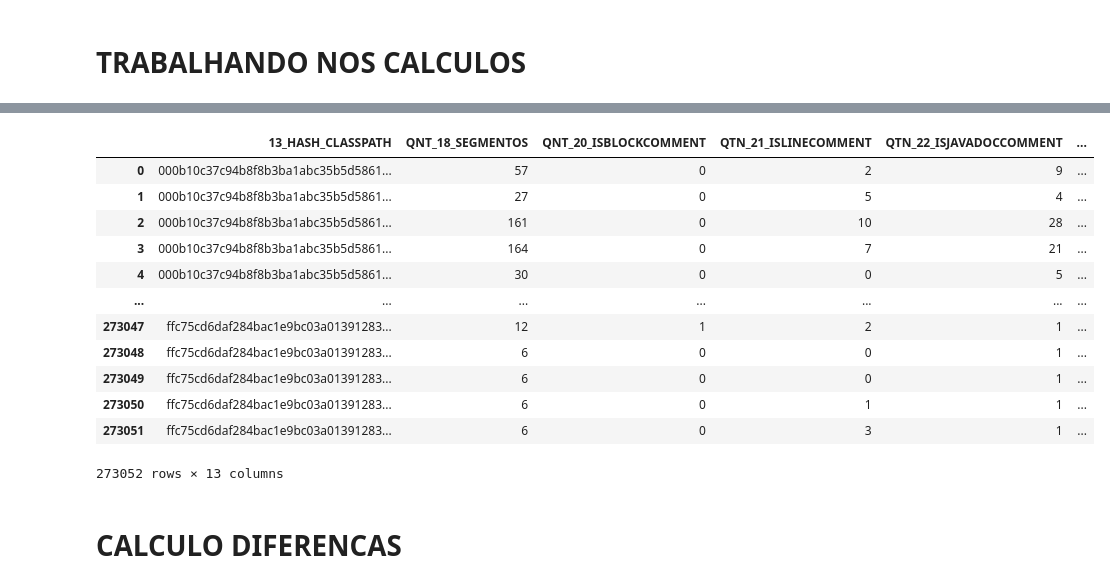
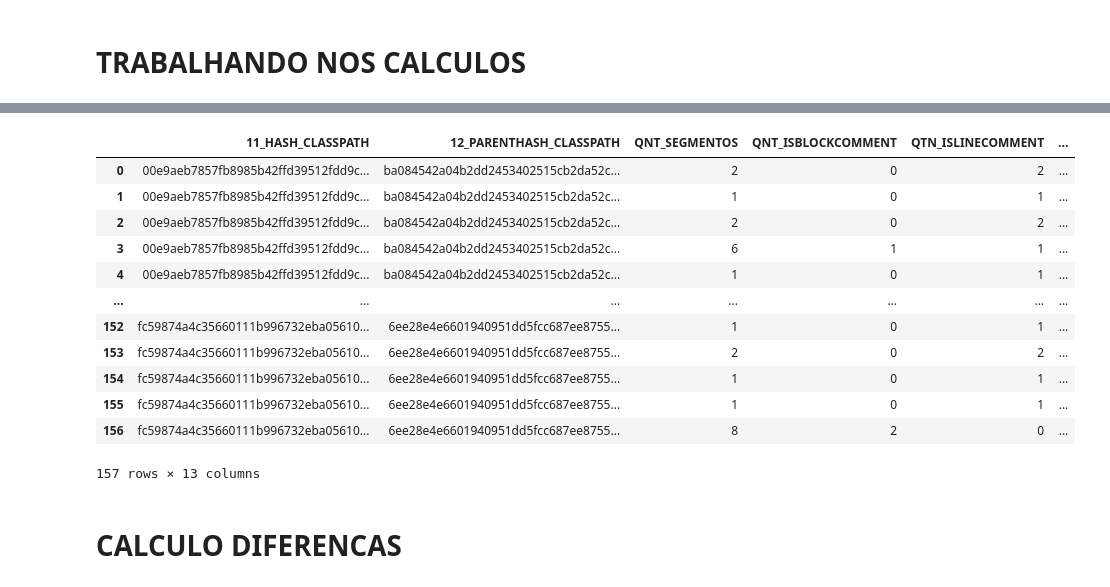
Before and after one commit to KleitonEwerton/project-analyzer-with-parsers, a Jupyter notebook: analise_refatoracao.ipynb, the cells around one changed output, grey strips where cells are left out. Cells and saved outputs as stored; diff of their text form; code cells hidden in the pictures.

```diff
--- a/analise_refatoracao.ipynb
+++ b/analise_refatoracao.ipynb
@@ -74,10 +83,6 @@ FILE_NAME_COMMENTS = 'comments-auto.csv'
 # TRABALHANDO NOS CALCULOS
 # %%
 DF_COMMENTS = pd.read_csv(FILE_NAME_COMMENTS)
-
-# CONTAR QUANTOS DIFERENTE TEM EM 19_CLASSPATH
-DF_C = DF_COMMENTS['19_CLASSPATH'].value_counts()
-
-DF_COMMENTS.drop(columns=['15_TYPE', '16_STARTLINE', '17_ENDLINE', '19_CLASSPATH', '11_HASH', '12_PARENTSHASH'], inplace=True)
+DF_COMMENTS.drop(columns=['13_TYPE', '14_STARTLINE', '15_ENDLINE'], inplace=True)
 DF_COMMENTS
 # %% [output]
@@ -157,0 +102,18 @@ agrupado
+# %%
+# Agrupamos pelo '11_HASH_CLASSPATH' e '12_PARENTHASH_CLASSPATH' e somamos as outras colunas
+agrupado = DF_COMMENTS.groupby(["11_HASH_CLASSPATH", "12_PARENTHASH_CLASSPATH"]).sum().reset_index()
+
+# Renomeando as colunas para os novos nomes
+agrupado.rename(columns={
+    "16_SEGMENTOS": "QNT_SEGMENTOS",
+    "18_ISBLOCKCOMMENT": "QNT_ISBLOCKCOMMENT",
+    "19_ISLINECOMMENT": "QTN_ISLINECOMMENT",
+    "20_ISJAVADOCCOMMENT": "QTN_ISJAVADOCCOMMENT",
+    "21_ISORPHANCOMMENTA": "QTN_ISORPHANCOMMENTA"
+
+}, inplace=True)
+
+
+
+agrupado.to_csv(FILE_NAME_TABELA_AGRUPADA, index=False)
+agrupado
@@ -158,27 +134,23 @@ agrupado
 # %%
 # Juntando o DataFrame consigo mesmo para calcular as diferenças
-merged_df = pd.merge(agrupado, agrupado, left_on="14_PARENTHASH_CLASSPATH", right_on="13_HASH_CLASSPATH", suffixes=('', '_PARENTE'), how='left')
-
-
-merged_df.to_csv('merged_df.csv', index=False)
-
-merged_df.drop(columns=['14_PARENTHASH_CLASSPATH_PARENTE'], inplace=True)
-
+merged_df = pd.merge(agrupado, agrupado, left_on="12_PARENTHASH_CLASSPATH", right_on="11_HASH_CLASSPATH", suffixes=('', '_PARENTE'), how='left')
+merged_df.drop(columns=['12_PARENTHASH_CLASSPATH_PARENTE'], inplace=True)
+merged_df.to_csv(FILE_NAME_TABELA_MERGE, index=False)
 merged_df
 # %% [output]
-|  | 13_HASH_CLASSPATH | QNT_18_SEGMENTOS | QNT_20_ISBLOCKCOMMENT | QTN_21_ISLINECOMMENT | QTN_22_ISJAVADOCCOMMENT | ... |
-| 0 | 000b10c37c94b8f8b3ba1abc35b5d5861... | 57 | 0 | 2 | 9 | ... |
-| 1 | 000b10c37c94b8f8b3ba1abc35b5d5861... | 27 | 0 | 5 | 4 | ... |
-| 2 | 000b10c37c94b8f8b3ba1abc35b5d5861... | 161 | 0 | 10 | 28 | ... |
-| 3 | 000b10c37c94b8f8b3ba1abc35b5d5861... | 164 | 0 | 7 | 21 | ... |
-| 4 | 000b10c37c94b8f8b3ba1abc35b5d5861... | 30 | 0 | 0 | 5 | ... |
+|  | 11_HASH_CLASSPATH | 12_PARENTHASH_CLASSPATH | QNT_SEGMENTOS | QNT_ISBLOCKCOMMENT | QTN_ISLINECOMMENT | ... |
+| 0 | 00e9aeb7857fb8985b42ffd39512fdd9c... | ba084542a04b2dd2453402515cb2da52c... | 2 | 0 | 2 | ... |
+| 1 | 00e9aeb7857fb8985b42ffd39512fdd9c... | ba084542a04b2dd2453402515cb2da52c... | 1 | 0 | 1 | ... |
+| 2 | 00e9aeb7857fb8985b42ffd39512fdd9c... | ba084542a04b2dd2453402515cb2da52c... | 2 | 0 | 2 | ... |
+| 3 | 00e9aeb7857fb8985b42ffd39512fdd9c... | ba084542a04b2dd2453402515cb2da52c... | 6 | 1 | 1 | ... |
+| 4 | 00e9aeb7857fb8985b42ffd39512fdd9c... | ba084542a04b2dd2453402515cb2da52c... | 1 | 0 | 1 | ... |
 | ... | ... | ... | ... | ... | ... | ... |
-| 273047 | ffc75cd6daf284bac1e9bc03a01391283... | 12 | 1 | 2 | 1 | ... |
-| 273048 | ffc75cd6daf284bac1e9bc03a01391283... | 6 | 0 | 0 | 1 | ... |
-| 273049 | ffc75cd6daf284bac1e9bc03a01391283... | 6 | 0 | 0 | 1 | ... |
-| 273050 | ffc75cd6daf284bac1e9bc03a01391283... | 6 | 0 | 1 | 1 | ... |
-| 273051 | ffc75cd6daf284bac1e9bc03a01391283... | 6 | 0 | 3 | 1 | ... |
+| 152 | fc59874a4c35660111b996732eba05610... | 6ee28e4e6601940951dd5fcc687ee8755... | 1 | 0 | 1 | ... |
+| 153 | fc59874a4c35660111b996732eba05610... | 6ee28e4e6601940951dd5fcc687ee8755... | 2 | 0 | 2 | ... |
+| 154 | fc59874a4c35660111b996732eba05610... | 6ee28e4e6601940951dd5fcc687ee8755... | 1 | 0 | 1 | ... |
+| 155 | fc59874a4c35660111b996732eba05610... | 6ee28e4e6601940951dd5fcc687ee8755... | 1 | 0 | 1 | ... |
+| 156 | fc59874a4c35660111b996732eba05610... | 6ee28e4e6601940951dd5fcc687ee8755... | 8 | 2 | 0 | ... |
-273052 rows × 13 columns
+157 rows × 13 columns
 # %% [markdown]
 # CALCULO DIFERENCAS
 # %%
```
Also changed, not shown: parts of 27 cells of this notebook, 5 other files.
